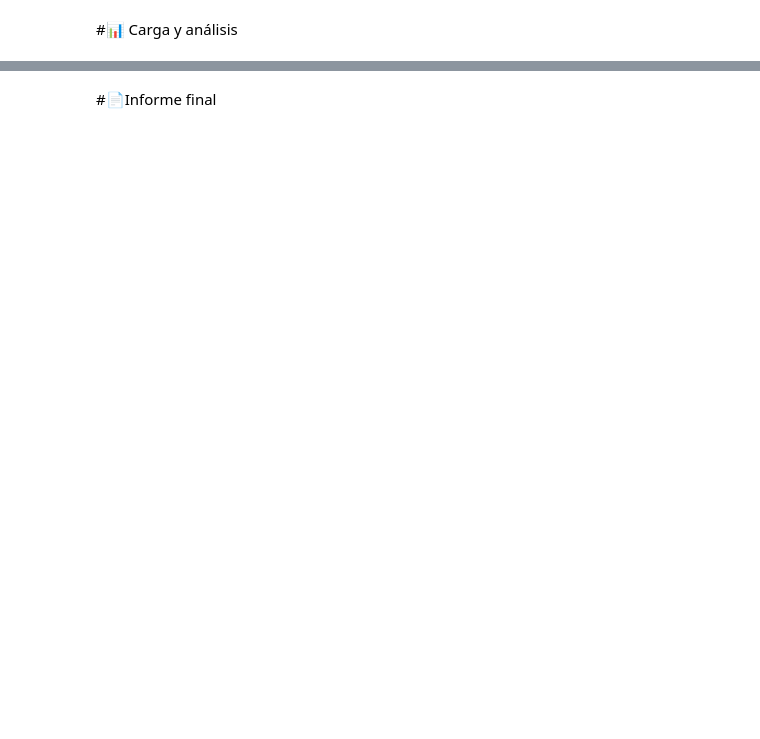
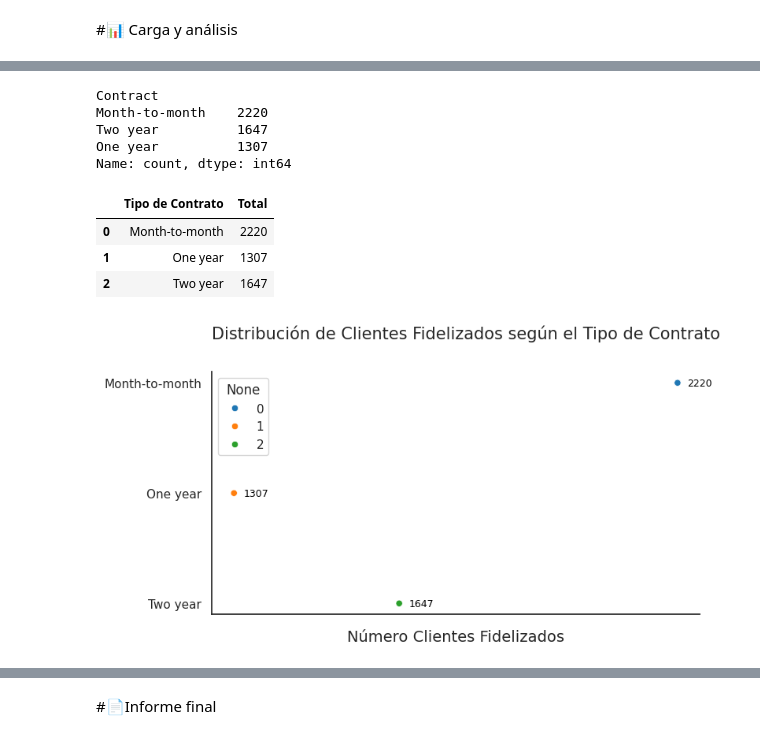
Before and after one commit to arletteGuerrero12/COPREF, a Jupyter notebook: TelecomX_LATAM.ipynb, the cells around one changed output, grey strips where cells are left out. Cells and saved outputs as stored; diff of their text form; code cells hidden in the pictures; blank space fills up the shorter version.

```diff
--- a/TelecomX_LATAM.ipynb
+++ b/TelecomX_LATAM.ipynb
@@ -69,0 +386,6 @@ datos = df.drop(columns=['InternetService']).join(internet_normalizado)
+# %%
+columnas_fidelizados = list(df_fidelizacion.columns)
+columnas_fidelizados
+
+datos_fidelizacion_in = datos_fidelizacion[datos_fidelizacion['Churn'] == 'No']
+datos_fidelizacion_in
@@ -69,0 +406,48 @@ datos = df.drop(columns=['InternetService']).join(internet_normalizado)
+# %%
+datos_fidelizacion_in.reset_index(inplace=True, drop=True)
+datos_fidelizacion_in
+
+frecuencia_valores_in = datos_fidelizacion_in['Contract'].value_counts()
+print(frecuencia_valores_in)
+# %% [output]
+Contract
+Month-to-month    2220
+Two year          1647
+One year          1307
+Name: count, dtype: int64
+# %%
+total_mtm_in = (datos_fidelizacion_in['Contract'] == 'Month-to-month').sum()
+total_year_in = (datos_fidelizacion_in['Contract'] == 'One year').sum()
+total_ty_in = (datos_fidelizacion_in['Contract'] == 'Two year').sum()
+fidelizacion_in = {
+    'Tipo de Contrato': ['Month-to-month', 'One year', 'Two year'],
+    'Total': [total_mtm_in, total_year_in, total_ty_in]
+}
+df_fidelizacion_in = pd.DataFrame(fidelizacion_in)
+df_fidelizacion_in
+# %% [output]
+|  | Tipo de Contrato | Total |
+| 0 | Month-to-month | 2220 |
+| 1 | One year | 1307 |
+| 2 | Two year | 1647 |
+# %%
+def generar_grafico(palette):
+  fig, ax = plt.subplots(figsize=(8, 4))
+  ax.set(xticklabels=[])
+
+  ax = sns.scatterplot(data=df_fidelizacion_in, x=df_fidelizacion_in['Total'], y=df_fidelizacion_in['Tipo de Contrato'], hue=df_fidelizacion_in.index, palette=palette)
+  ax.set_title('Distribución de Clientes Fidelizados según el Tipo de Contrato',
+              loc='left', fontsize=15, pad=30)
+  ax.set_xlabel('Número Clientes Fidelizados', fontsize=14)
+  ax.set_ylabel('')
+
+  sns.despine()
+
+  for i, j in enumerate(df_fidelizacion_in['Total']):
+    ax.text(j+20, i, str(j), color='black', fontsize=9, ha='left', va='center')
+
+plt.show()
+sns.set_theme(style='white')
+generar_grafico('tab10')
+# %% [output]
+[figure, added]
```
Also changed, not shown: parts of 39 cells of this notebook.
